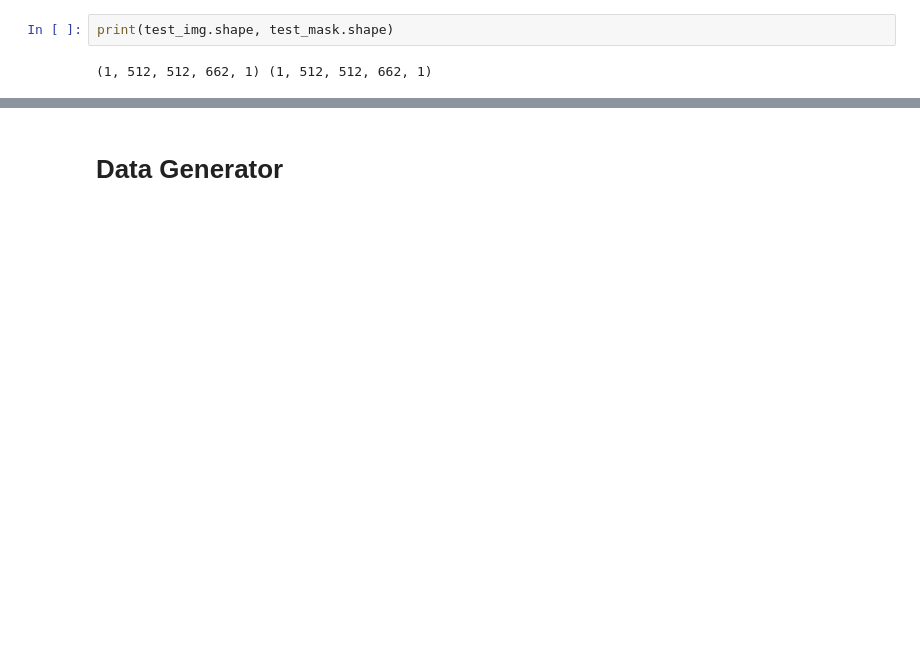
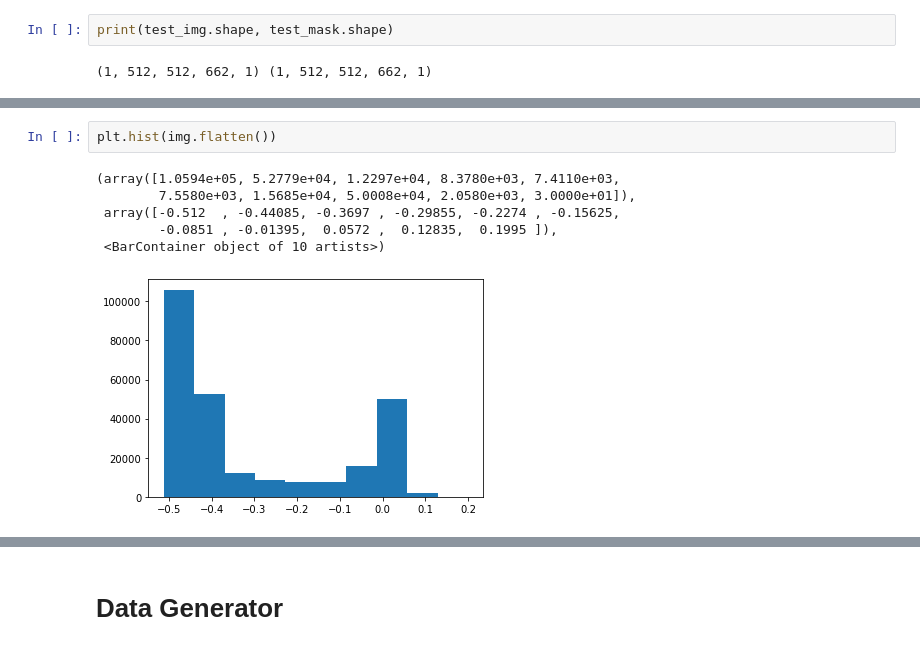
Before and after one commit to jtabalon/airway_seg, a Jupyter notebook: fit_one_image.ipynb, the cells around one changed output, grey strips where cells are left out. Saved outputs shown, nothing was run; the diff lists cells and outputs as text; blank space fills up the shorter version.

```diff
--- a/fit_one_image.ipynb
+++ b/fit_one_image.ipynb
@@ -69,0 +111,9 @@ test_mask[:,(291-32):(291+32),(170-32):(170+32),(411-32):(411+32),:].shape
+# %%
+plt.hist(img.flatten())
+# %% [output]
+(array([1.0594e+05, 5.2779e+04, 1.2297e+04, 8.3780e+03, 7.4110e+03,
+        7.5580e+03, 1.5685e+04, 5.0008e+04, 2.0580e+03, 3.0000e+01]),
+ array([-0.512  , -0.44085, -0.3697 , -0.29855, -0.2274 , -0.15625,
+        -0.0851 , -0.01395,  0.0572 ,  0.12835,  0.1995 ]),
+ <BarContainer object of 10 artists>)
+[figure, added]
```
Also changed, not shown: parts of 19 cells of this notebook.
